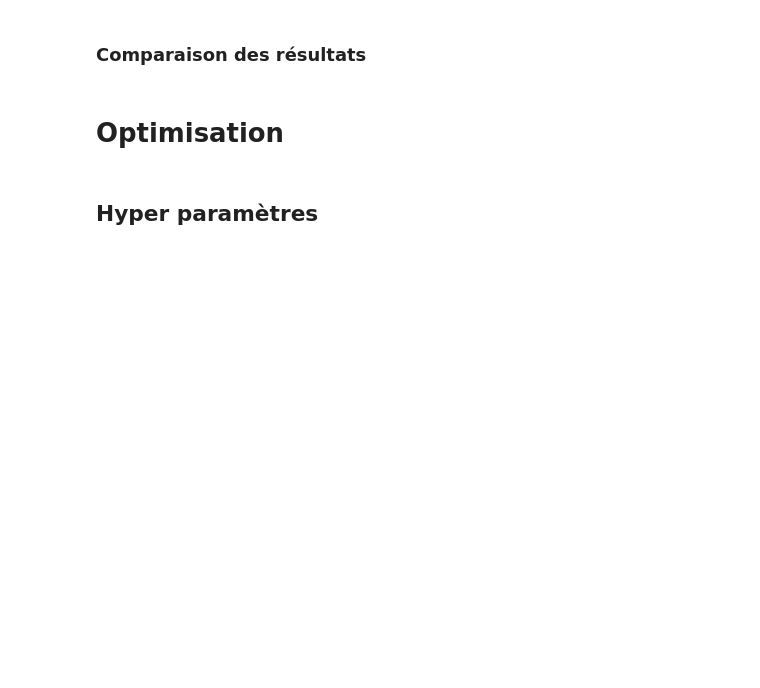
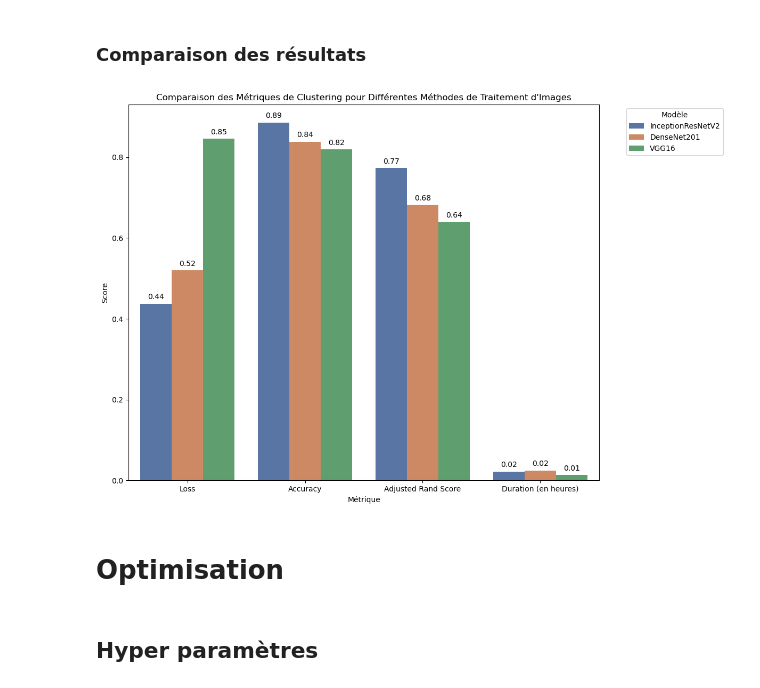
Before and after one commit to Stely-data/OC-Projet-6, a Jupyter notebook: Deveau_Estelle_5_notebook_img_classification_042024.ipynb, the cells around one changed output. Cells and saved outputs as stored; diff of their text form; code cells hidden in the pictures; blank space fills up the shorter version.

```diff
--- a/Deveau_Estelle_5_notebook_img_classification_042024.ipynb
+++ b/Deveau_Estelle_5_notebook_img_classification_042024.ipynb
@@ -280,7 +301,9 @@ add_results('DenseNet201', loss_densenet201, accuracy_densenet201, ari_score_den
 
 data_metrics = pd.DataFrame(data_results)
 # %%
-plot_model_performance(data_results)
+plot_model_performance(data_metrics)
+# %% [output]
+[figure, added]
 # %% [markdown]
 # Optimisation
 # %% [markdown]
```
Also changed, not shown: parts of 11 cells of this notebook, 1 other file.
